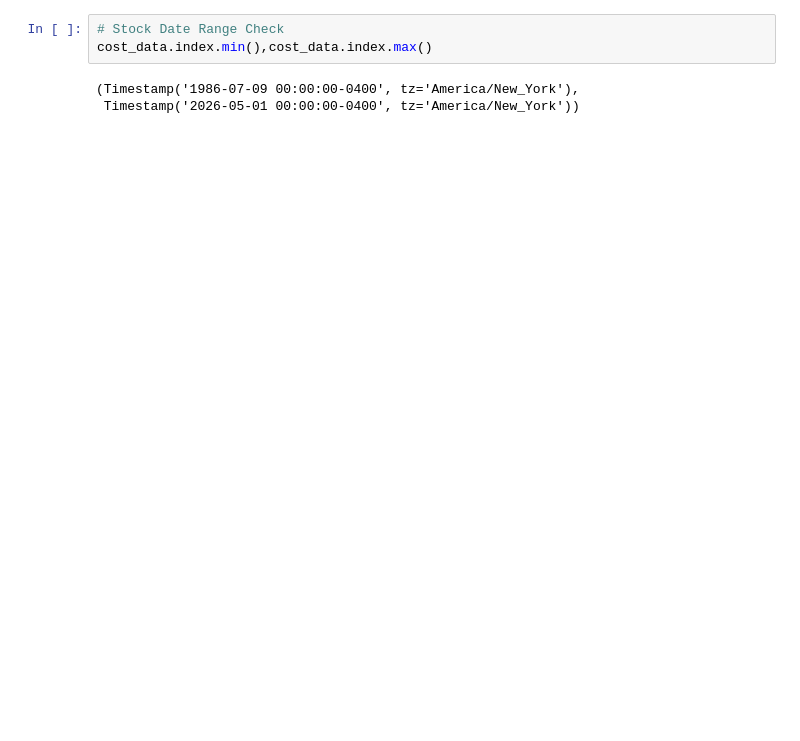
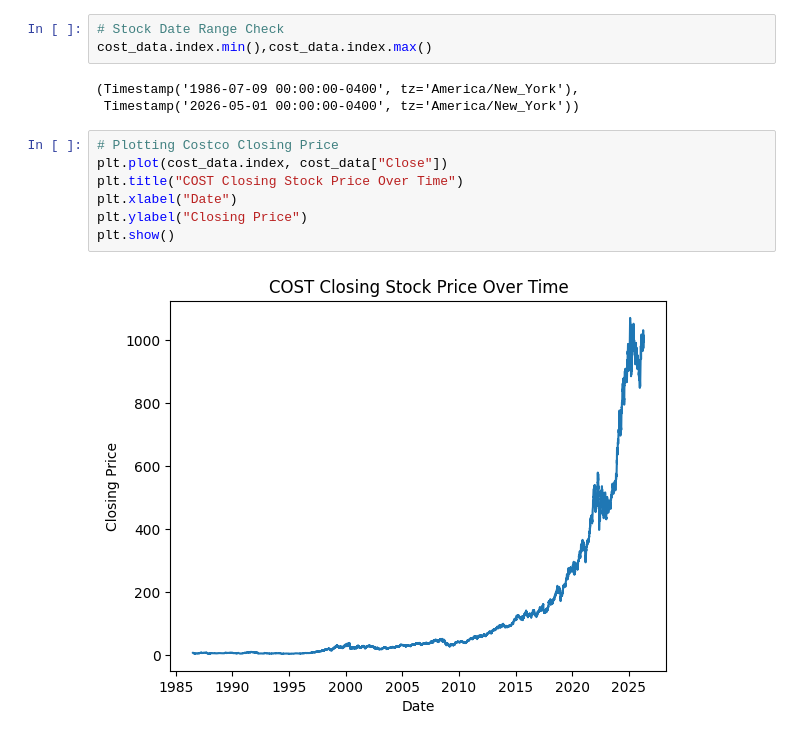
Before and after one commit to taneeshadaga/predict-cost, a Jupyter notebook: cost_stock_prediction.ipynb, the cells around one changed output. Cells and saved outputs as stored; diff of their text form; blank space fills up the shorter version.

```diff
--- a/cost_stock_prediction.ipynb
+++ b/cost_stock_prediction.ipynb
@@ -43,3 +43,12 @@ cost_data.index.min(),cost_data.index.max()
 # %% [output]
 (Timestamp('1986-07-09 00:00:00-0400', tz='America/New_York'),
  Timestamp('2026-05-01 00:00:00-0400', tz='America/New_York'))
+# %%
+# Plotting Costco Closing Price
+plt.plot(cost_data.index, cost_data["Close"])
+plt.title("COST Closing Stock Price Over Time")
+plt.xlabel("Date")
+plt.ylabel("Closing Price")
+plt.show()
+# %% [output]
+[figure, added]
```
Also changed, not shown: parts of 2 cells of this notebook.
